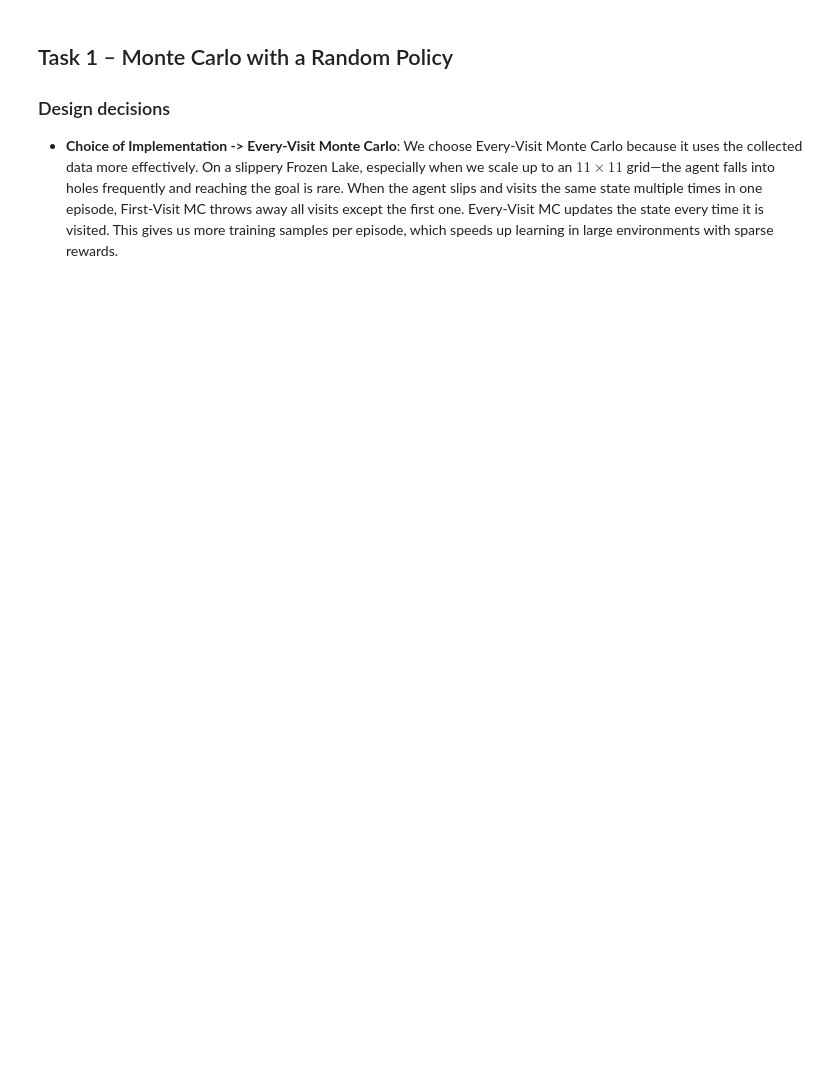
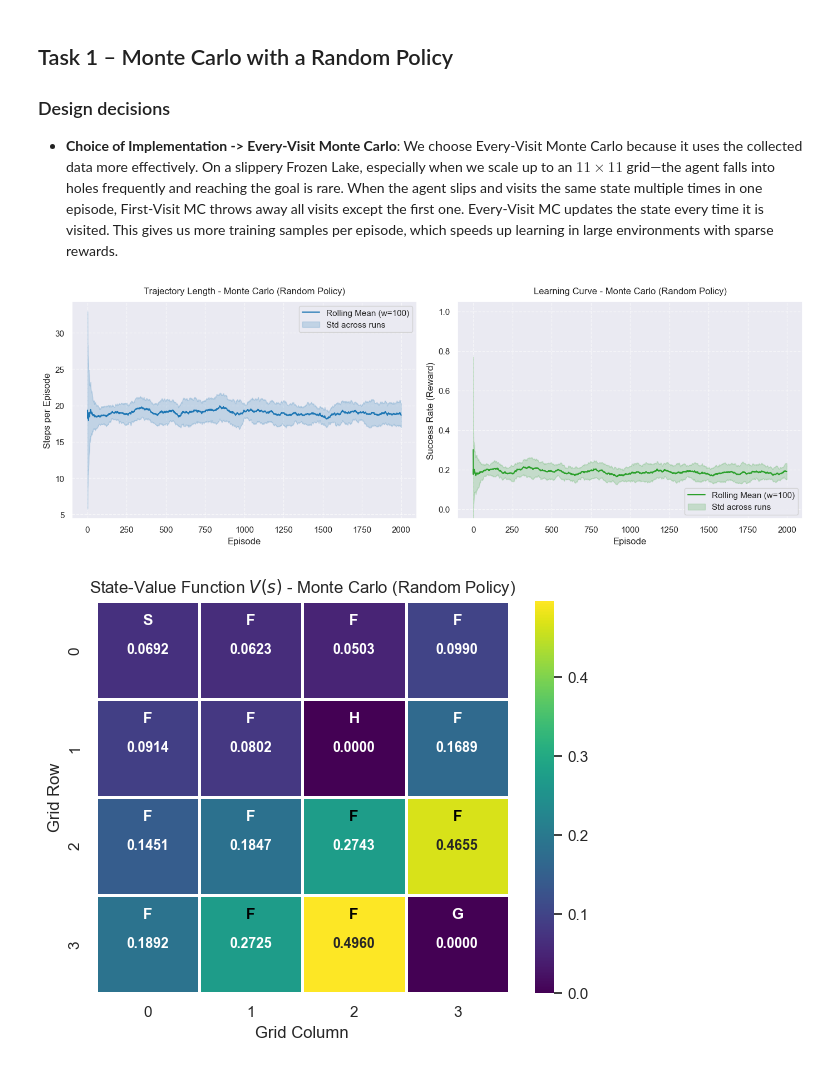
Before and after one commit to Sunkarr/ZHAW, a Jupyter notebook: Semester 7/RL/Graded Lab 1/Graded-Lab-1_jakabnat+bratsjon.ipynb, the cells around one changed output. Saved outputs shown, nothing was run; the diff lists cells and outputs as text; code cells hidden in the pictures; blank space fills up the shorter version.

```diff
--- a/Semester 7/RL/Graded Lab 1/Graded-Lab-1_jakabnat+bratsjon.ipynb
+++ b/Semester 7/RL/Graded Lab 1/Graded-Lab-1_jakabnat+bratsjon.ipynb
@@ -276,0 +279,3 @@ def run_monte_carlo_random_policy(env: gym.Env, params: Params):
+# %%
+# Run Monte Carlo evaluation with a random policy
+rewards_mc, steps_mc, episodes_mc, state_values_mc = run_monte_carlo_random_policy(env, params)
@@ -276,0 +396,19 @@ def run_monte_carlo_random_policy(env: gym.Env, params: Params):
+# %%
+# 1. Performance: Trajectory lengths and learning curve
+plot_performance_curves(
+    rewards=rewards_mc,
+    steps=steps_mc,
+    algorithm_name="Monte Carlo (Random Policy)",
+    window_size=100,
+)
+
+# 2. State values: 2D Heatmap
+plot_state_value_heatmap(
+    state_values=state_values_mc,
+    env=env,
+    params=params,
+    algorithm_name="Monte Carlo (Random Policy)",
+)
+# %% [output]
+[figure, added]
+[figure, added]
```
Also changed, not shown: parts of 12 cells of this notebook, 3 other files.
